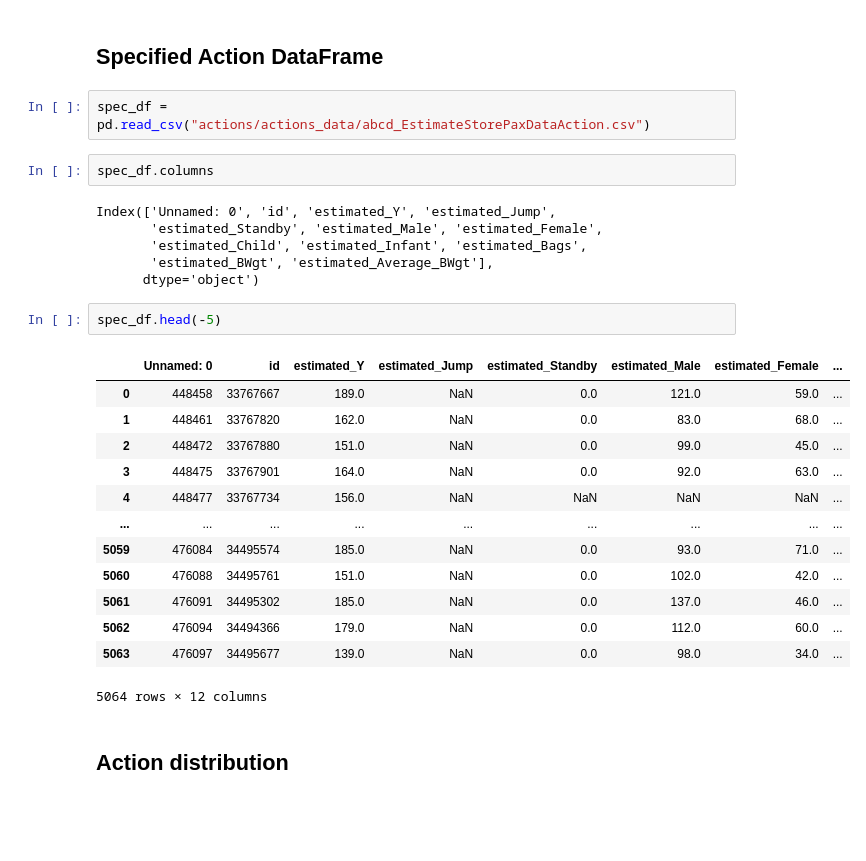
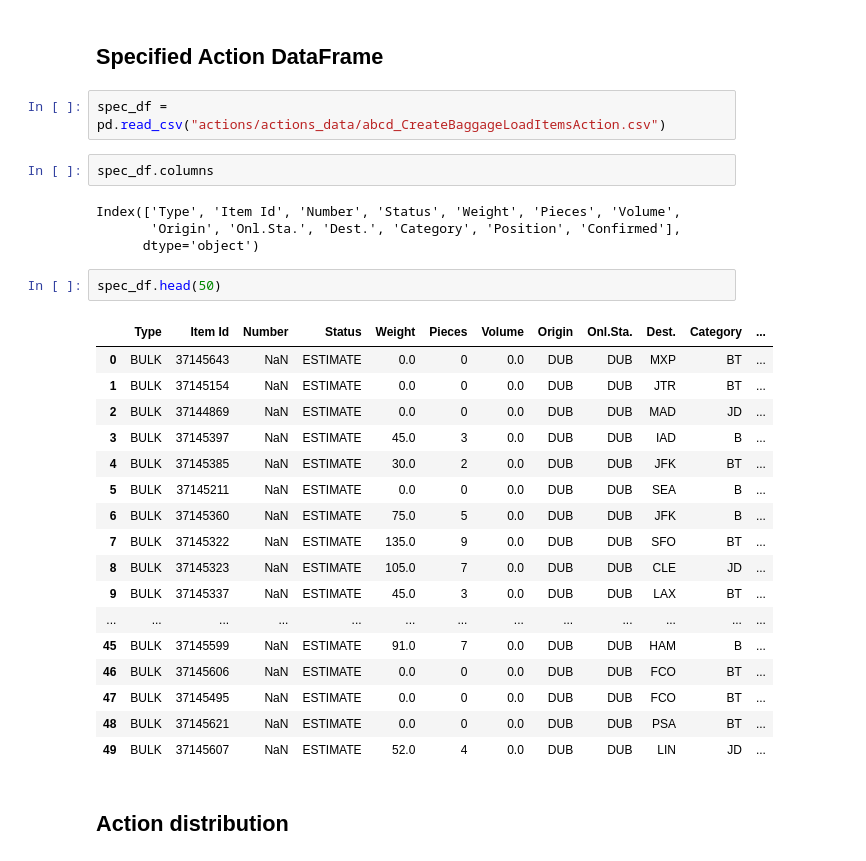
Before and after one commit to jannikvlk/AeroMetrics, a Jupyter notebook: pipeline/explore.ipynb, the cells around one changed output. Saved outputs shown, nothing was run; the diff lists cells and outputs as text; blank space fills up the shorter version.

Commit message:
updated some action information

```diff
--- a/pipeline/explore.ipynb
+++ b/pipeline/explore.ipynb
@@ -18,31 +18,33 @@ df_abcd.head()
 # %% [markdown]
 ## **Specified Action DataFrame**
 # %%
-spec_df = pd.read_csv("actions/actions_data/abcd_EstimateStorePaxDataAction.csv")
+spec_df = pd.read_csv("actions/actions_data/abcd_CreateBaggageLoadItemsAction.csv")
 # %%
 spec_df.columns
 # %% [output]
-Index(['Unnamed: 0', 'id', 'estimated_Y', 'estimated_Jump',
-       'estimated_Standby', 'estimated_Male', 'estimated_Female',
-       'estimated_Child', 'estimated_Infant', 'estimated_Bags',
-       'estimated_BWgt', 'estimated_Average_BWgt'],
+Index(['Type', 'Item Id', 'Number', 'Status', 'Weight', 'Pieces', 'Volume',
+       'Origin', 'Onl.Sta.', 'Dest.', 'Category', 'Position', 'Confirmed'],
       dtype='object')
 # %%
-spec_df.head(-5)
+spec_df.head(50)
 # %% [output]
-|  | Unnamed: 0 | id | estimated_Y | estimated_Jump | estimated_Standby | estimated_Male | estimated_Female | ... |
-| 0 | 448458 | 33767667 | 189.0 | NaN | 0.0 | 121.0 | 59.0 | ... |
-| 1 | 448461 | 33767820 | 162.0 | NaN | 0.0 | 83.0 | 68.0 | ... |
-| 2 | 448472 | 33767880 | 151.0 | NaN | 0.0 | 99.0 | 45.0 | ... |
-| 3 | 448475 | 33767901 | 164.0 | NaN | 0.0 | 92.0 | 63.0 | ... |
-| 4 | 448477 | 33767734 | 156.0 | NaN | NaN | NaN | NaN | ... |
-| ... | ... | ... | ... | ... | ... | ... | ... | ... |
-| 5059 | 476084 | 34495574 | 185.0 | NaN | 0.0 | 93.0 | 71.0 | ... |
-| 5060 | 476088 | 34495761 | 151.0 | NaN | 0.0 | 102.0 | 42.0 | ... |
-| 5061 | 476091 | 34495302 | 185.0 | NaN | 0.0 | 137.0 | 46.0 | ... |
-| 5062 | 476094 | 34494366 | 179.0 | NaN | 0.0 | 112.0 | 60.0 | ... |
-| 5063 | 476097 | 34495677 | 139.0 | NaN | 0.0 | 98.0 | 34.0 | ... |
+|  | Type | Item Id | Number | Status | Weight | Pieces | Volume | Origin | Onl.Sta. | Dest. | Category | ... |
+| 0 | BULK | 37145643 | NaN | ESTIMATE | 0.0 | 0 | 0.0 | DUB | DUB | MXP | BT | ... |
+| 1 | BULK | 37145154 | NaN | ESTIMATE | 0.0 | 0 | 0.0 | DUB | DUB | JTR | BT | ... |
+| 2 | BULK | 37144869 | NaN | ESTIMATE | 0.0 | 0 | 0.0 | DUB | DUB | MAD | JD | ... |
+| 3 | BULK | 37145397 | NaN | ESTIMATE | 45.0 | 3 | 0.0 | DUB | DUB | IAD | B | ... |
+| 4 | BULK | 37145385 | NaN | ESTIMATE | 30.0 | 2 | 0.0 | DUB | DUB | JFK | BT | ... |
+| 5 | BULK | 37145211 | NaN | ESTIMATE | 0.0 | 0 | 0.0 | DUB | DUB | SEA | B | ... |
+| 6 | BULK | 37145360 | NaN | ESTIMATE | 75.0 | 5 | 0.0 | DUB | DUB | JFK | B | ... |
+| 7 | BULK | 37145322 | NaN | ESTIMATE | 135.0 | 9 | 0.0 | DUB | DUB | SFO | BT | ... |
+| 8 | BULK | 37145323 | NaN | ESTIMATE | 105.0 | 7 | 0.0 | DUB | DUB | CLE | JD | ... |
+| 9 | BULK | 37145337 | NaN | ESTIMATE | 45.0 | 3 | 0.0 | DUB | DUB | LAX | BT | ... |
+| ... | ... | ... | ... | ... | ... | ... | ... | ... | ... | ... | ... | ... |
+| 45 | BULK | 37145599 | NaN | ESTIMATE | 91.0 | 7 | 0.0 | DUB | DUB | HAM | B | ... |
+| 46 | BULK | 37145606 | NaN | ESTIMATE | 0.0 | 0 | 0.0 | DUB | DUB | FCO | BT | ... |
+| 47 | BULK | 37145495 | NaN | ESTIMATE | 0.0 | 0 | 0.0 | DUB | DUB | FCO | BT | ... |
+| 48 | BULK | 37145621 | NaN | ESTIMATE | 0.0 | 0 | 0.0 | DUB | DUB | PSA | BT | ... |
+| 49 | BULK | 37145607 | NaN | ESTIMATE | 52.0 | 4 | 0.0 | DUB | DUB | LIN | JD | ... |
-5064 rows × 12 columns
 # %% [markdown]
 ## **Action distribution**
 # %%
```
Also changed, not shown: 4 other files.
